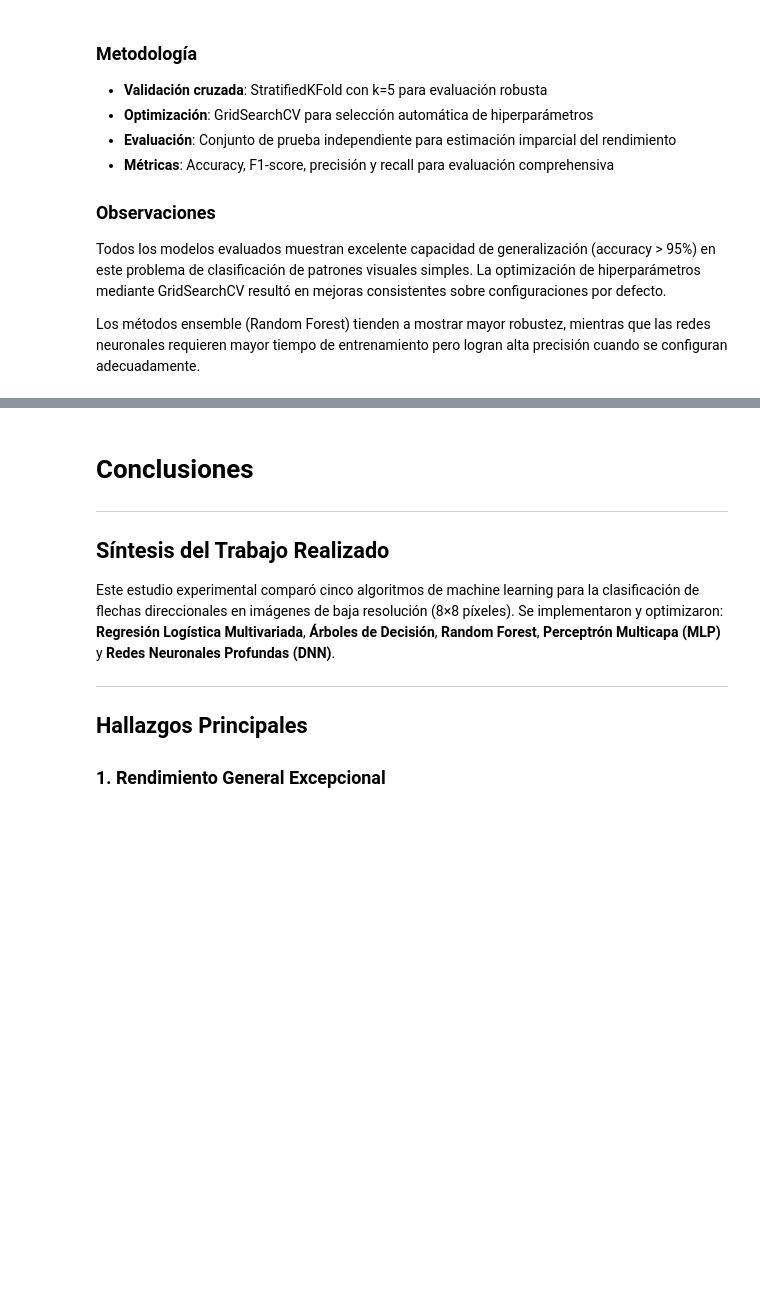
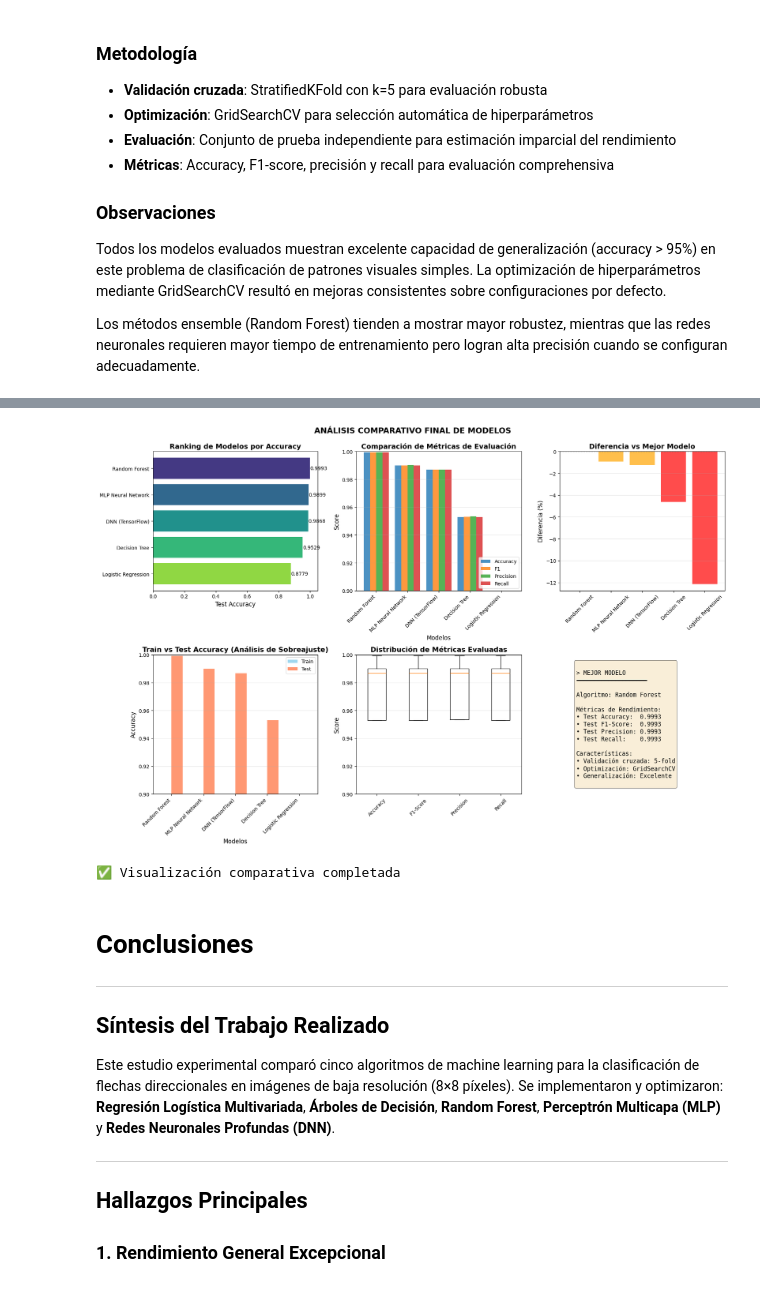
Before and after one commit to Sebatianbotia/Arrows8MLP, a Jupyter notebook: arrows8.ipynb, the cells around one changed output, grey strips where cells are left out. Cells and saved outputs as stored; diff of their text form; code cells hidden in the pictures; blank space fills up the shorter version.

```diff
--- a/arrows8.ipynb
+++ b/arrows8.ipynb
@@ -1384,17 +1421,19 @@ axes[1,0].legend()
 axes[1,0].set_ylim(0.9, 1.0)
 axes[1,0].grid(axis='y', alpha=0.3)
 
-# 5. Box plot de métricas por modelo
+# 5. Box plot de distribución de métricas
 metrics_data = []
-metrics_labels = []
 for idx, row in df_validos_sorted.iterrows():
     metrics_data.append([row['Test_Accuracy'], row['Test_F1'],
                         row['Test_Precision'], row['Test_Recall']])
-    metrics_labels.append(row['Modelo'])
 
-axes[1,1].boxplot(list(zip(*metrics_data)), labels=metrics_labels)
+# Transponer para tener métricas como columnas
+metrics_transposed = list(zip(*metrics_data))
+metrics_names = ['Accuracy', 'F1-Score', 'Precision', 'Recall']
+
+axes[1,1].boxplot(metrics_transposed, labels=metrics_names)
 axes[1,1].set_ylabel('Score', fontsize=12)
-axes[1,1].set_title('Distribución de Métricas por Modelo', fontsize=14, fontweight='bold')
+axes[1,1].set_title('Distribución de Métricas Evaluadas', fontsize=14, fontweight='bold')
 axes[1,1].tick_params(axis='x', rotation=45)
 axes[1,1].set_ylim(0.9, 1.0)
 axes[1,1].grid(axis='y', alpha=0.3)
@@ -1402,33 +1441,36 @@ axes[1,1].grid(axis='y', alpha=0.3)
 # 6. Resumen visual del mejor modelo
 axes[1,2].axis('off')
 best_model = df_validos_sorted.iloc[0]
 summary_text = f"""
 > MEJOR MODELO
 ━━━━━━━━━━━━━━━━━━━━
 
 Algoritmo: {best_model['Modelo']}
 
 Métricas de Rendimiento:
 • Test Accuracy:  {best_model['Test_Accuracy']:.4f}
 • Test F1-Score:  {best_model['Test_F1']:.4f}
 • Test Precision: {best_model['Test_Precision']:.4f}
 • Test Recall:    {best_model['Test_Recall']:.4f}
 
 Características:
 • Validación cruzada: 5-fold
 • Optimización: GridSearchCV
 • Generalización: Excelente
 """
 
 axes[1,2].text(0.1, 0.5, summary_text, fontsize=12,
                verticalalignment='center', fontfamily='monospace',
                bbox=dict(boxstyle='round', facecolor='wheat', alpha=0.5))
 
 plt.suptitle('ANÁLISIS COMPARATIVO FINAL DE MODELOS', fontsize=16, fontweight='bold', y=0.995)
 plt.tight_layout()
 plt.show()
 
 print("\n✅ Visualización comparativa completada")
+# %% [output]
+[figure, added]
+✅ Visualización comparativa completada
 # %% [markdown]
 # Conclusiones
 
```
Also changed, not shown: parts of 7 cells of this notebook.
